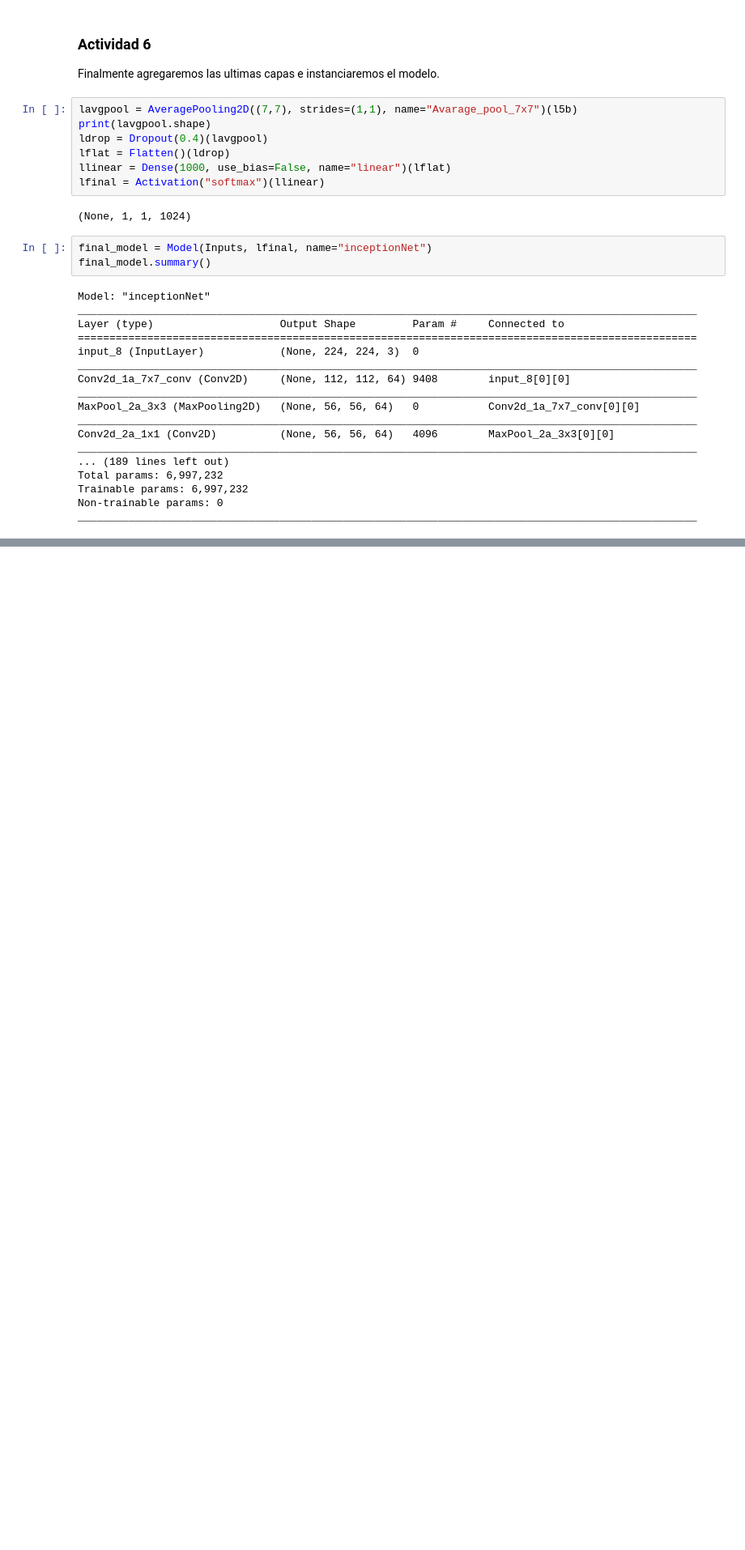
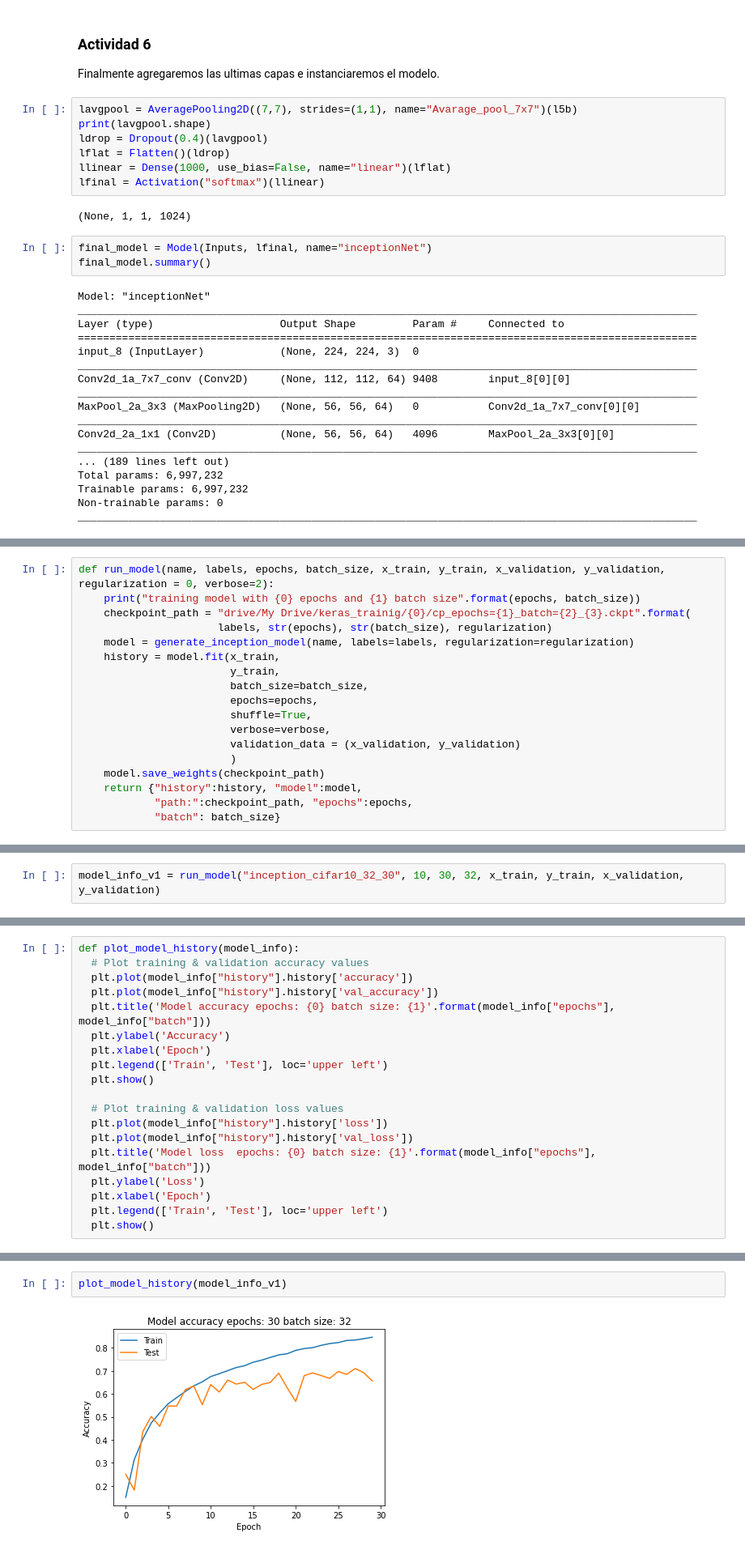
Before and after one commit to fipaniagua/IIC3697-Deep-Learning, a Jupyter notebook: CNN Inception with Keras/HW1.ipynb, the cells around one changed output, grey strips where cells are left out. Shown at 81% size. Drawn from its saved outputs; the diff is of its cells as text; blank space fills up the shorter version.

```diff
--- a/CNN Inception with Keras/HW1.ipynb
+++ b/CNN Inception with Keras/HW1.ipynb
@@ -161,0 +334,18 @@ ________________________________________________________________________________
+# %%
+def run_model(name, labels, epochs, batch_size, x_train, y_train, x_validation, y_validation, regularization = 0, verbose=2):
+    print("training model with {0} epochs and {1} batch size".format(epochs, batch_size))
+    checkpoint_path = "drive/My Drive/keras_trainig/{0}/cp_epochs={1}_batch={2}_{3}.ckpt".format(
+                      labels, str(epochs), str(batch_size), regularization)
+    model = generate_inception_model(name, labels=labels, regularization=regularization)
+    history = model.fit(x_train,
+                        y_train,
+                        batch_size=batch_size,
+                        epochs=epochs,
+                        shuffle=True,
+                        verbose=verbose,
+                        validation_data = (x_validation, y_validation)
+                        )
+    model.save_weights(checkpoint_path)
+    return {"history":history, "model":model,
+            "path:":checkpoint_path, "epochs":epochs,
+            "batch": batch_size}
@@ -161,0 +354,2 @@ ________________________________________________________________________________
+# %%
+model_info_v1 = run_model("inception_cifar10_32_30", 10, 30, 32, x_train, y_train, x_validation, y_validation)
@@ -161,0 +376,19 @@ ________________________________________________________________________________
+# %%
+def plot_model_history(model_info):
+  # Plot training & validation accuracy values
+  plt.plot(model_info["history"].history['accuracy'])
+  plt.plot(model_info["history"].history['val_accuracy'])
+  plt.title('Model accuracy epochs: {0} batch size: {1}'.format(model_info["epochs"], model_info["batch"]))
+  plt.ylabel('Accuracy')
+  plt.xlabel('Epoch')
+  plt.legend(['Train', 'Test'], loc='upper left')
+  plt.show()
+
+  # Plot training & validation loss values
+  plt.plot(model_info["history"].history['loss'])
+  plt.plot(model_info["history"].history['val_loss'])
+  plt.title('Model loss  epochs: {0} batch size: {1}'.format(model_info["epochs"], model_info["batch"]))
+  plt.ylabel('Loss')
+  plt.xlabel('Epoch')
+  plt.legend(['Train', 'Test'], loc='upper left')
+  plt.show()
@@ -161,0 +397,4 @@ ________________________________________________________________________________
+# %%
+plot_model_history(model_info_v1)
+# %% [output]
+[figure, added]
```
Also changed, not shown: parts of 80 cells of this notebook.
